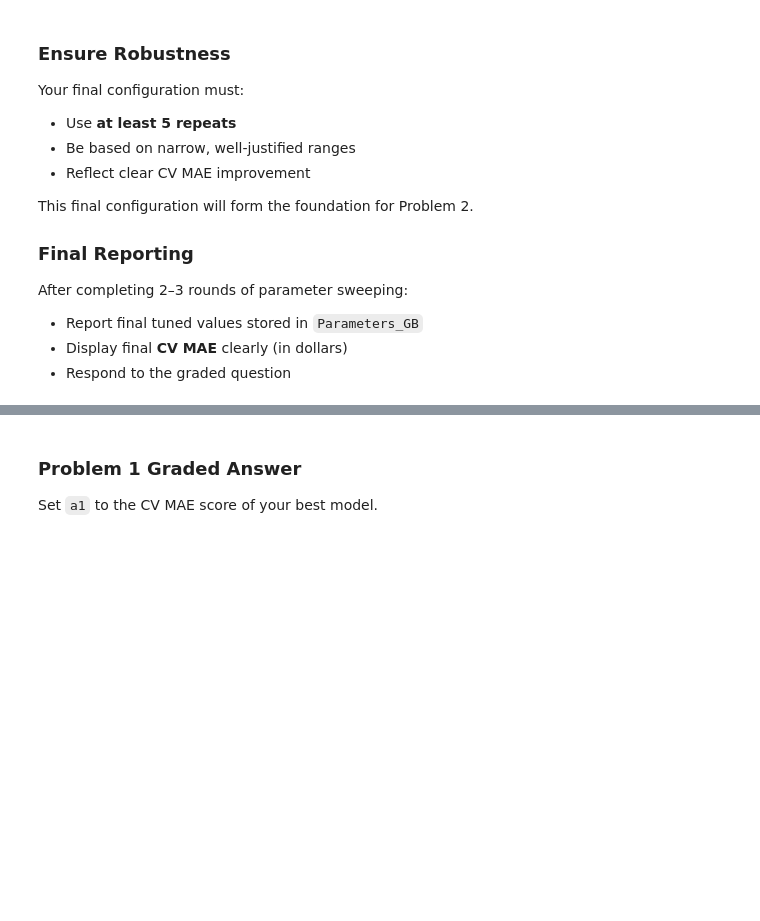
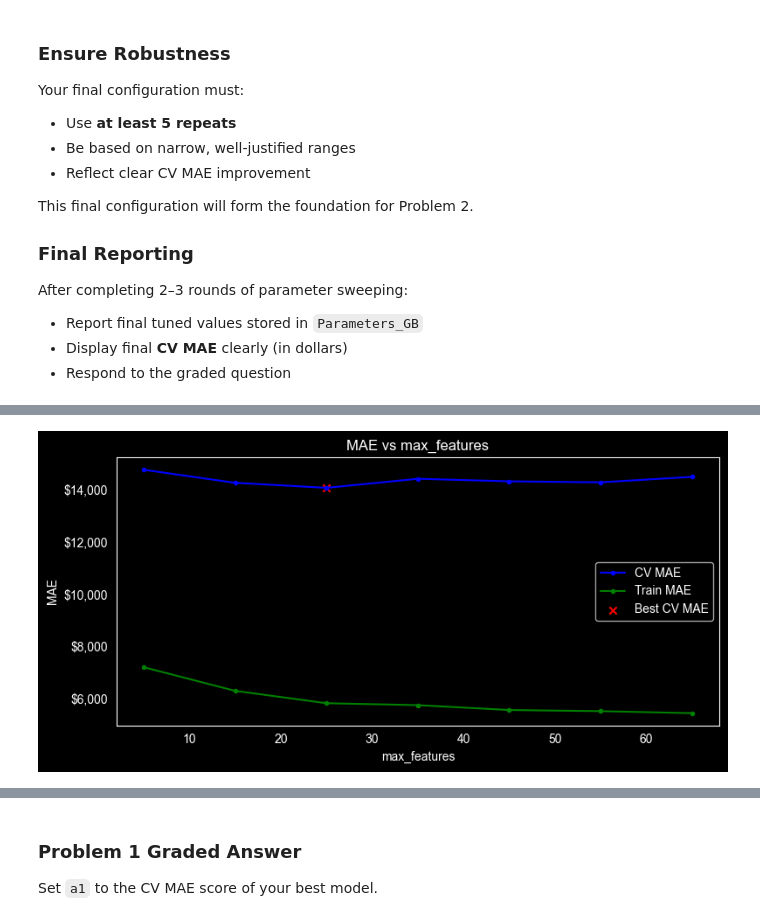
Before and after one commit to reynolkb-bu/Module-3-Assignments, a Jupyter notebook: Homework_07.ipynb, the cells around one changed output, grey strips where cells are left out. Cells and saved outputs as stored; diff of their text form; code cells hidden in the pictures; blank space fills up the shorter version.

```diff
--- a/Homework_07.ipynb
+++ b/Homework_07.ipynb
@@ -485,0 +518,12 @@ Params_GB = Default_Parameters_GB.copy()
+# %%
+# 3. Sweep max_features (coarse)
+Params_GB = sweep_parameter(
+    model=GradientBoostingRegressor,
+    Parameters=Params_GB,
+    param='max_features',
+    parameter_list=list(range(5, 75, 10)),
+    n_repeats=1
+)
+print("After max_features sweep:", Params_GB)
+# %% [output]
+[figure, added]
```
Also changed, not shown: parts of 16 cells of this notebook.
